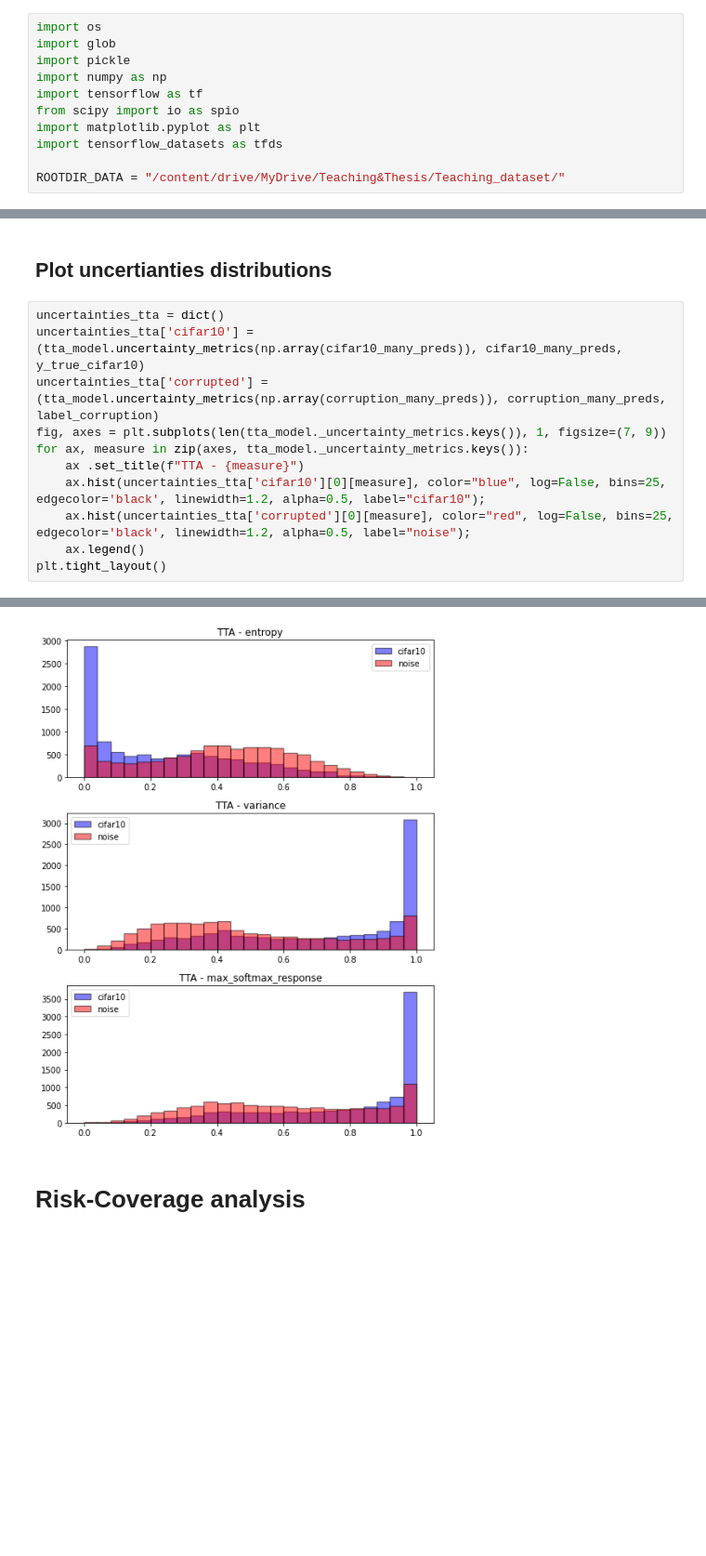
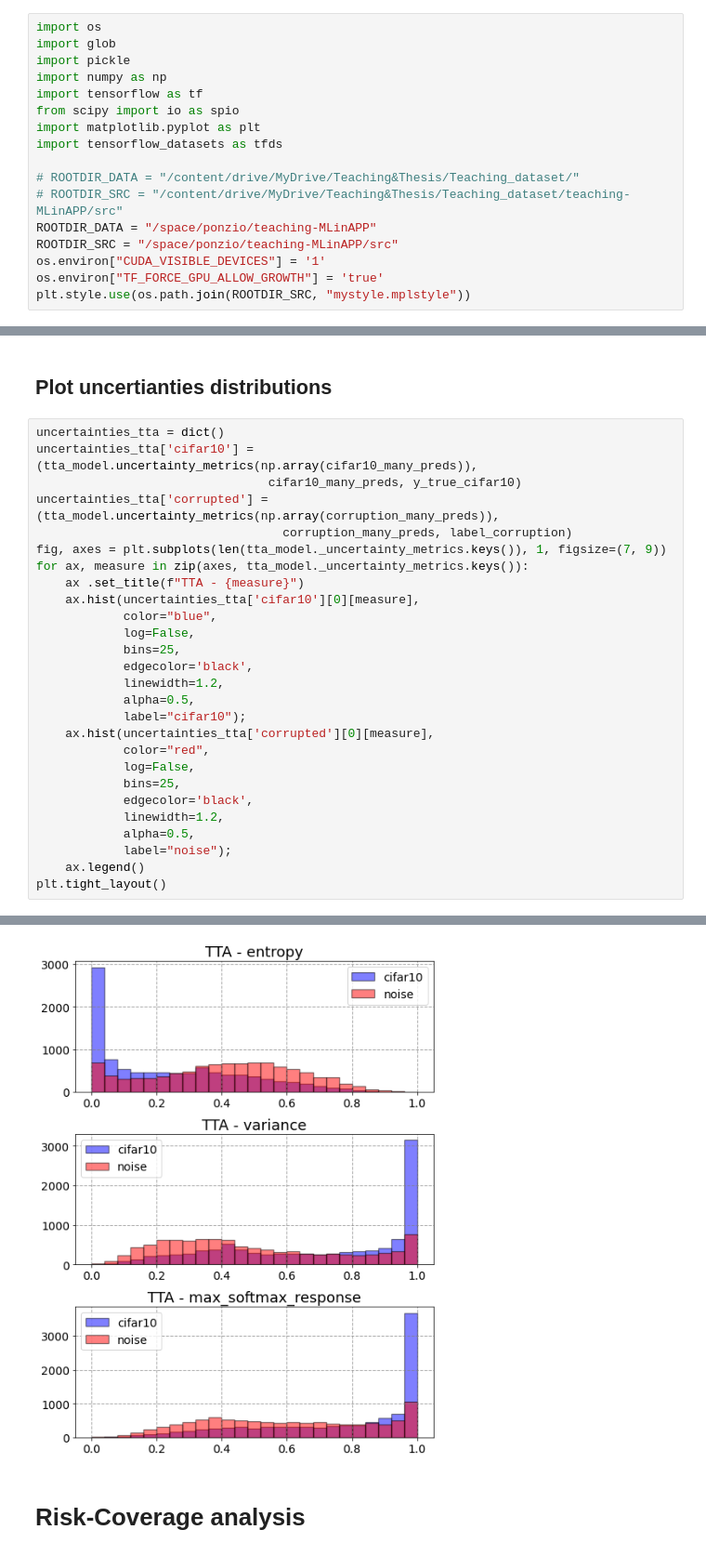
Before and after one commit to richter43/MLAUtils, a Jupyter notebook: Selective_classification.ipynb, the cells around one changed output, grey strips where cells are left out. Shown: that part at 93% size. Saved outputs shown, nothing was run; the diff lists cells and outputs as text; blank space fills up the shorter version.

```diff
--- a/Selective_classification.ipynb
+++ b/Selective_classification.ipynb
@@ -8,5 +8,11 @@ from scipy import io as spio
 import matplotlib.pyplot as plt
 import tensorflow_datasets as tfds
 
-ROOTDIR_DATA = "/content/drive/MyDrive/Teaching&Thesis/Teaching_dataset/"
+# ROOTDIR_DATA = "/content/drive/MyDrive/Teaching&Thesis/Teaching_dataset/"
+# ROOTDIR_SRC = "/content/drive/MyDrive/Teaching&Thesis/Teaching_dataset/teaching-MLinAPP/src"
+ROOTDIR_DATA = "/space/ponzio/teaching-MLinAPP"
+ROOTDIR_SRC = "/space/ponzio/teaching-MLinAPP/src"
+os.environ["CUDA_VISIBLE_DEVICES"] = '1'
+os.environ["TF_FORCE_GPU_ALLOW_GROWTH"] = 'true'
+plt.style.use(os.path.join(ROOTDIR_SRC, "mystyle.mplstyle"))
 # %%
@@ -218,23 +209,39 @@ corruption_many_preds = tta_model.predict_many_times(corruption_ds, "random_zoom
 ## Plot uncertianties distributions
 # %%
 uncertainties_tta = dict()
-uncertainties_tta['cifar10'] = (tta_model.uncertainty_metrics(np.array(cifar10_many_preds)), cifar10_many_preds, y_true_cifar10)
-uncertainties_tta['corrupted'] = (tta_model.uncertainty_metrics(np.array(corruption_many_preds)), corruption_many_preds, label_corruption)
+uncertainties_tta['cifar10'] = (tta_model.uncertainty_metrics(np.array(cifar10_many_preds)),
+                                cifar10_many_preds, y_true_cifar10)
+uncertainties_tta['corrupted'] = (tta_model.uncertainty_metrics(np.array(corruption_many_preds)),
+                                  corruption_many_preds, label_corruption)
 fig, axes = plt.subplots(len(tta_model._uncertainty_metrics.keys()), 1, figsize=(7, 9))
 for ax, measure in zip(axes, tta_model._uncertainty_metrics.keys()):
     ax .set_title(f"TTA - {measure}")
-    ax.hist(uncertainties_tta['cifar10'][0][measure], color="blue", log=False, bins=25, edgecolor='black', linewidth=1.2, alpha=0.5, label="cifar10");
-    ax.hist(uncertainties_tta['corrupted'][0][measure], color="red", log=False, bins=25, edgecolor='black', linewidth=1.2, alpha=0.5, label="noise");
+    ax.hist(uncertainties_tta['cifar10'][0][measure],
+            color="blue",
+            log=False,
+            bins=25,
+            edgecolor='black',
+            linewidth=1.2,
+            alpha=0.5,
+            label="cifar10");
+    ax.hist(uncertainties_tta['corrupted'][0][measure],
+            color="red",
+            log=False,
+            bins=25,
+            edgecolor='black',
+            linewidth=1.2,
+            alpha=0.5,
+            label="noise");
     ax.legend()
 plt.tight_layout()
 # %% [output]
 Done entropy
 Done variance
 Done max_softmax_response
 Done entropy
 Done variance
 Done max_softmax_response
-[figure, old version]
+[figure, new version]
 # %% [markdown]
 # Risk-Coverage analysis
 # %% [markdown]
```
Also changed, not shown: parts of 15 cells of this notebook, 1 other file.
